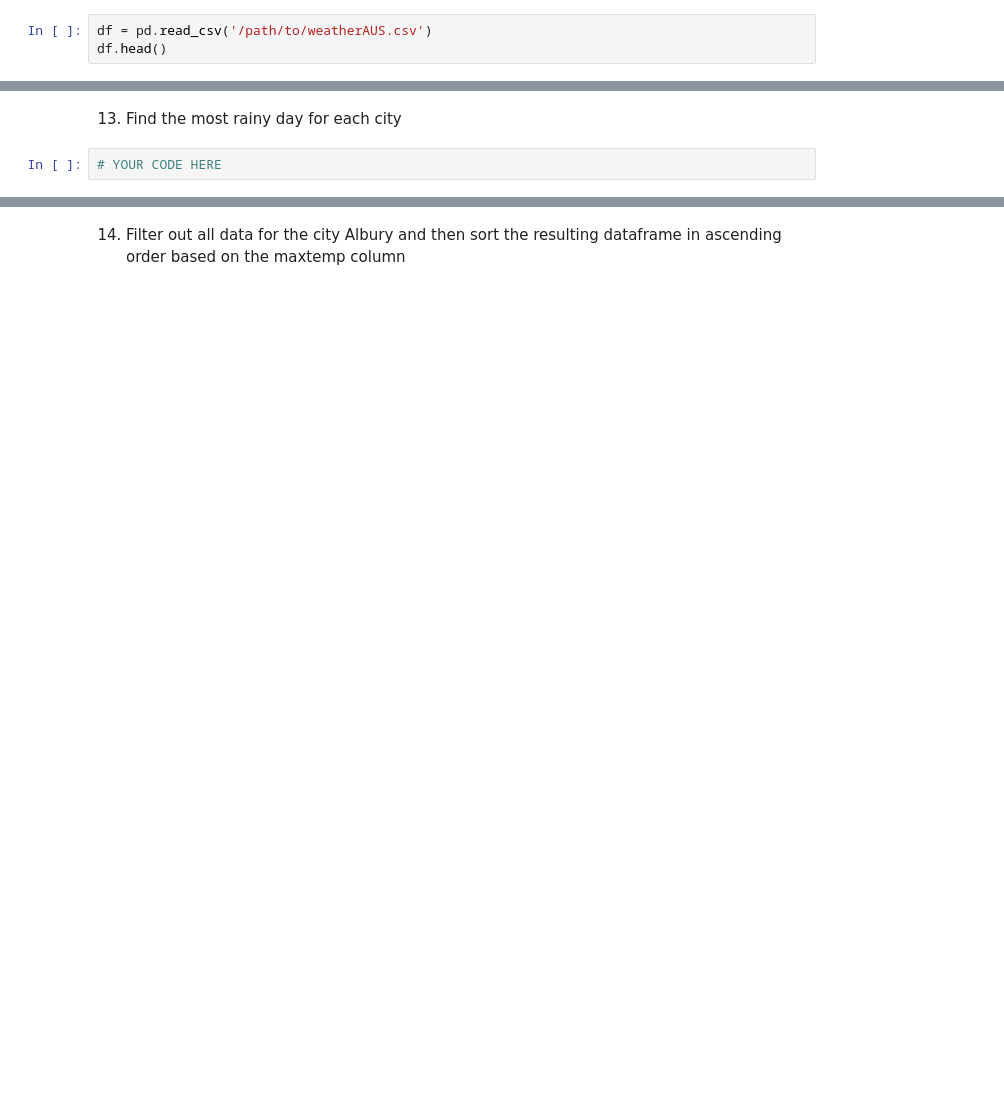
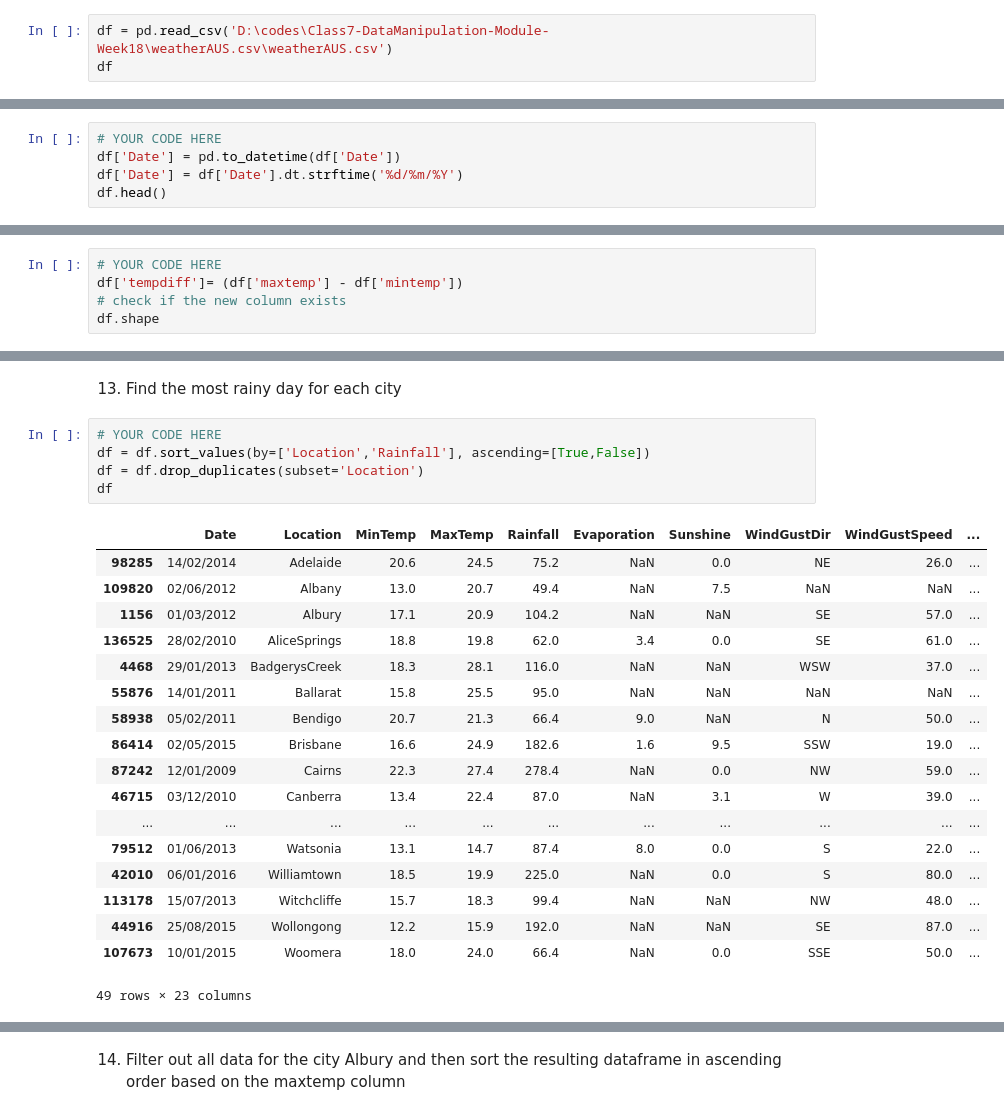
Before and after one commit to fenyx-it-academy/Class7-DataManipulation-Module-Week18, a Jupyter notebook: assignment2.ipynb, the cells around one changed output, grey strips where cells are left out. Saved outputs shown, nothing was run; the diff lists cells and outputs as text; blank space fills up the shorter version.

```diff
--- a/assignment2.ipynb
+++ b/assignment2.ipynb
@@ -14,5 +14,5 @@ import numpy as np
 # %% [markdown]
 Download the `weatherAUS.csv` file from the following [kaggle page](https://www.kaggle.com/datasets/jsphyg/weather-dataset-rattle-package). We load it in in the following cell, make sure to set the correct path. The rest of the assignment you will be using this dataframe!
 # %%
-df = pd.read_csv('/path/to/weatherAUS.csv')
-df.head()
+df = pd.read_csv('D:\codes\Class7-DataManipulation-Module-Week18\weatherAUS.csv\weatherAUS.csv')
+df
@@ -61,0 +213,5 @@ Hint: use `to_datetime` and `strftime`.
+# %%
+# YOUR CODE HERE
+df['Date'] = pd.to_datetime(df['Date'])
+df['Date'] = df['Date'].dt.strftime('%d/%m/%Y')
+df.head()
@@ -65,0 +228,5 @@ Hint: use `to_datetime` and `strftime`.
+# %%
+# YOUR CODE HERE
+df['tempdiff']= (df['maxtemp'] - df['mintemp'])
+# check if the new column exists
+df.shape
@@ -70,4 +250,26 @@ Hint: use `to_datetime` and `strftime`.
 # %% [markdown]
 13. Find the most rainy day for each city
-# %%
-# YOUR CODE HERE
+# %%
+# YOUR CODE HERE
+df = df.sort_values(by=['Location','Rainfall'], ascending=[True,False])
+df = df.drop_duplicates(subset='Location')
+df
+# %% [output]
+|  | Date | Location | MinTemp | MaxTemp | Rainfall | Evaporation | Sunshine | WindGustDir | WindGustSpeed | ... |
+| 98285 | 14/02/2014 | Adelaide | 20.6 | 24.5 | 75.2 | NaN | 0.0 | NE | 26.0 | ... |
+| 109820 | 02/06/2012 | Albany | 13.0 | 20.7 | 49.4 | NaN | 7.5 | NaN | NaN | ... |
+| 1156 | 01/03/2012 | Albury | 17.1 | 20.9 | 104.2 | NaN | NaN | SE | 57.0 | ... |
+| 136525 | 28/02/2010 | AliceSprings | 18.8 | 19.8 | 62.0 | 3.4 | 0.0 | SE | 61.0 | ... |
+| 4468 | 29/01/2013 | BadgerysCreek | 18.3 | 28.1 | 116.0 | NaN | NaN | WSW | 37.0 | ... |
+| 55876 | 14/01/2011 | Ballarat | 15.8 | 25.5 | 95.0 | NaN | NaN | NaN | NaN | ... |
+| 58938 | 05/02/2011 | Bendigo | 20.7 | 21.3 | 66.4 | 9.0 | NaN | N | 50.0 | ... |
+| 86414 | 02/05/2015 | Brisbane | 16.6 | 24.9 | 182.6 | 1.6 | 9.5 | SSW | 19.0 | ... |
+| 87242 | 12/01/2009 | Cairns | 22.3 | 27.4 | 278.4 | NaN | 0.0 | NW | 59.0 | ... |
+| 46715 | 03/12/2010 | Canberra | 13.4 | 22.4 | 87.0 | NaN | 3.1 | W | 39.0 | ... |
+| ... | ... | ... | ... | ... | ... | ... | ... | ... | ... | ... |
+| 79512 | 01/06/2013 | Watsonia | 13.1 | 14.7 | 87.4 | 8.0 | 0.0 | S | 22.0 | ... |
+| 42010 | 06/01/2016 | Williamtown | 18.5 | 19.9 | 225.0 | NaN | 0.0 | S | 80.0 | ... |
+| 113178 | 15/07/2013 | Witchcliffe | 15.7 | 18.3 | 99.4 | NaN | NaN | NW | 48.0 | ... |
+| 44916 | 25/08/2015 | Wollongong | 12.2 | 15.9 | 192.0 | NaN | NaN | SE | 87.0 | ... |
+| 107673 | 10/01/2015 | Woomera | 18.0 | 24.0 | 66.4 | NaN | 0.0 | SSE | 50.0 | ... |
+49 rows × 23 columns
```
Also changed, not shown: parts of 33 cells of this notebook, 1 other file.
